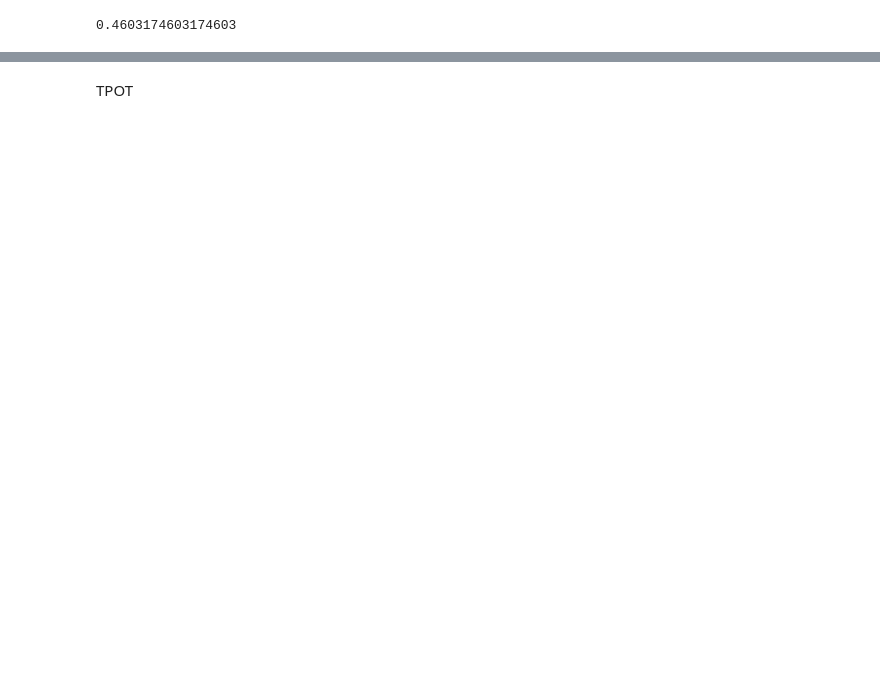
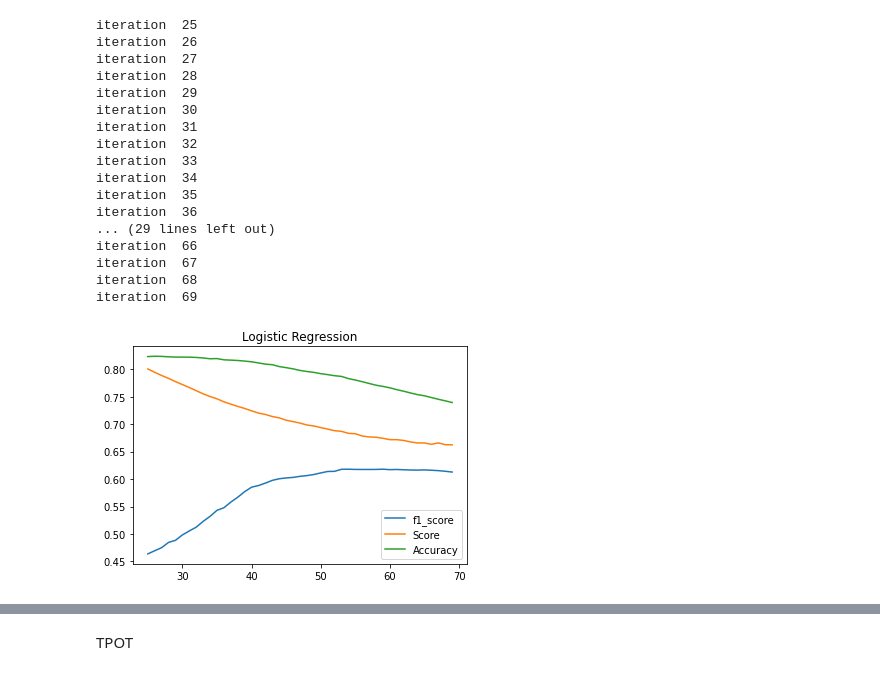
Before and after one commit to SalahMah1/finance_project_hec, a Jupyter notebook: proba_pred.ipynb, the cells around one changed output, grey strips where cells are left out. Saved outputs shown, nothing was run; the diff lists cells and outputs as text; code cells hidden in the pictures; blank space fills up the shorter version.

```diff
--- a/proba_pred.ipynb
+++ b/proba_pred.ipynb
@@ -14,3 +22,6 @@ past = pd.read_csv('PastLoans.csv')
 new = pd.read_csv('NewApplications_1_Round1.csv')
 past.set_index(['id'], inplace=True)
 new.set_index(['id'], inplace=True)
+
+past.income = past.income.astype('int')
+new.income = new.income.astype('int')
@@ -45,7 +52,17 @@ numerical_encoder = StandardScaler()
 # %%
-X1[numerical_features] = numerical_encoder.fit_transform(X1[numerical_features])
-X2[numerical_features] = numerical_encoder.fit_transform(X2[numerical_features])
-X3[numerical_features] = numerical_encoder.fit_transform(X3[numerical_features])
+# X1[numerical_features] = numerical_encoder.fit_transform(X1[numerical_features])
+# X2[numerical_features] = numerical_encoder.fit_transform(X2[numerical_features])
+# X3[numerical_features] = numerical_encoder.fit_transform(X3[numerical_features])
+
+ll_list = list(X1.income)
+mini = min(ll_list)
+maxi = max(ll_list)
+ll = [(l - mini)/(maxi-mini) for l in ll_list]
+
+X1.income = [(l - mini)/(maxi-mini) for l in ll_list]
+X2.income = [(l - mini)/(maxi-mini) for l in ll_list]
+X3.income = [(l - mini)/(maxi-mini) for l in ll_list]
+# normalized = (x-min(x))/(max(x)-min(x))
 
 dums = pd.get_dummies(X1[cat_features], drop_first=True)
 X1.drop(cat_features, axis=1, inplace=True)
@@ -82,4 +105,2 @@ array([0.01961447, 0.01359619, 0.01834862, 0.0176331 , 0.00886162])
 # %%
-f1_score(y_test1, clf1.predict(X_test1), average='macro')
+# f1_score(y_test1, clf1.predict(X_test1), average='macro')
-# %% [output]
-0.4603174603174603
@@ -89,0 +111,53 @@ clf1.predict(X_test1).sum()
+# %%
+f1_s_logisticregression = []
+score_s_logisticregression = []
+predicted_length_logisticregression = []
+accuracy_logisticregression = []
+# auc_s = []
+
+lst_i = range(25, 70)
+for i in lst_i:
+    print('iteration ', i)
+    k = i/100
+    oversample1 = BorderlineSMOTE(sampling_strategy=k)
+    Xo_1, yo_1 = oversample1.fit_resample(X_train1, y_train1)
+
+    clf1_o = LogisticRegression(random_state=42).fit(Xo_1, yo_1)
+    # clf1_o = RandomForestClassifier(random_state=42).fit(Xo_1, yo_1)
+    # clf1_o = AdaBoostClassifier(random_state=42).fit(Xo_1, yo_1)
+    # clf1_o = GradientBoostingClassifier(random_state=42).fit(Xo_1, yo_1)
+
+    f1_s_logisticregression.append(f1_score(y_test1, clf1_o.predict(X_test1), average='macro'))
+    # auc_s.append(auc(y_test1, clf1_o.predict(X_test1)))
+
+    score_s_logisticregression.append(clf1_o.score(Xo_1, yo_1))
+    predicted_length_logisticregression.append(clf1_o.predict(X_test1).sum())
+    accuracy_logisticregression.append(accuracy_score(y_test1, clf1_o.predict(X_test1)))
+
+plt.plot(lst_i, f1_s_logisticregression)
+plt.plot(lst_i, score_s_logisticregression)
+plt.plot(lst_i, accuracy_logisticregression)
+# plt.plot(lst_i, predicted_length)
+plt.legend(['f1_score', 'Score', 'Accuracy'])
+plt.title('Logistic Regression')
+
+plt.show()
+# %% [output]
+iteration  25
+iteration  26
+iteration  27
+iteration  28
+iteration  29
+iteration  30
+iteration  31
+iteration  32
+iteration  33
+iteration  34
+iteration  35
+iteration  36
+... (29 lines left out)
+iteration  66
+iteration  67
+iteration  68
+iteration  69
+[figure, added]
```
Also changed, not shown: parts of 34 cells of this notebook, 2 other files.
